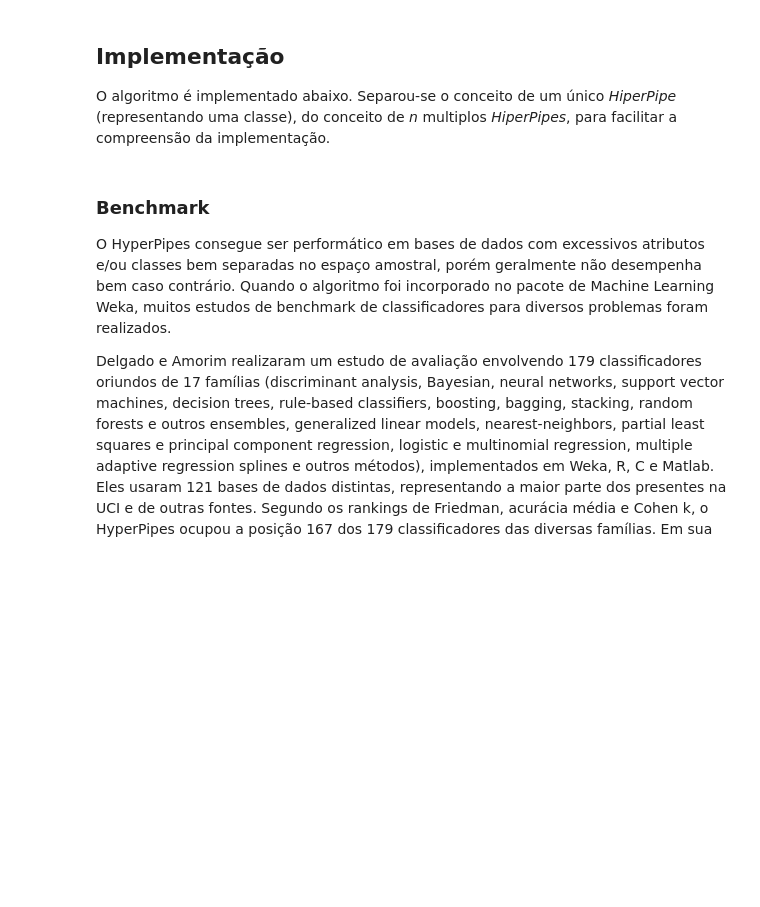
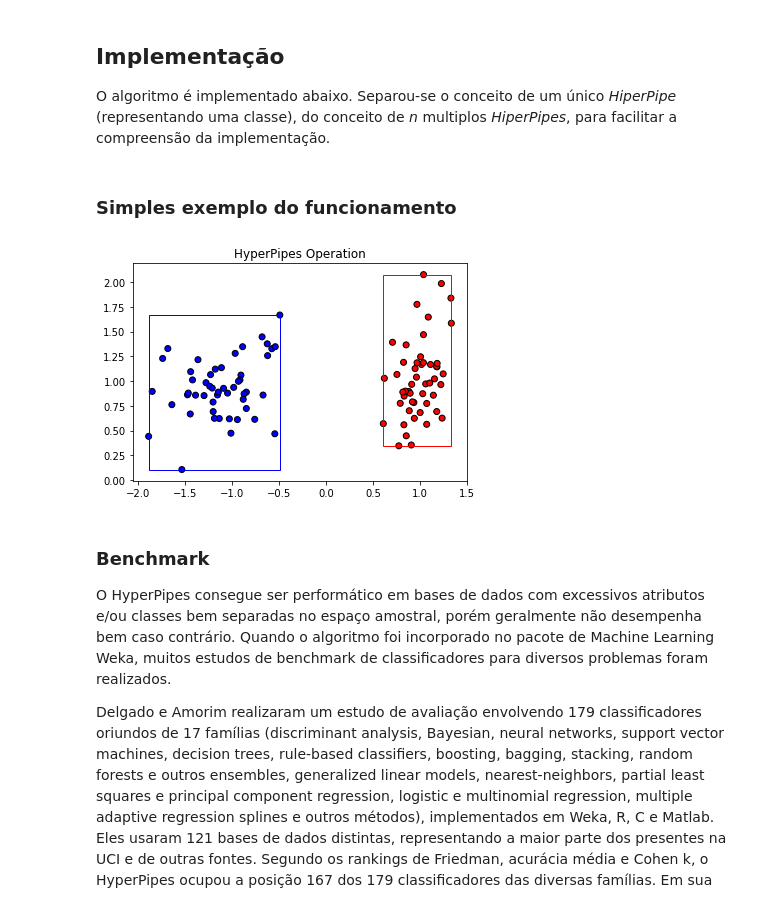
Before and after one commit to allantargino/clustered-hyper-pipes, a Jupyter notebook: notebooks/ClassDecomposition.ipynb, the cells around one changed output. Cells and saved outputs as stored; diff of their text form; code cells hidden in the pictures; blank space fills up the shorter version.

Commit message:
adding images for hp; fixing benchmark for multi cluster

```diff
--- a/notebooks/ClassDecomposition.ipynb
+++ b/notebooks/ClassDecomposition.ipynb
@@ -93,6 +97,35 @@ class HyperPipes(BaseEstimator):
             predictions.append(best)
 
         return predictions
+# %% [markdown]
+### Simples exemplo do funcionamento
+# %%
+def getVisualHyperPipe(numerical_bounds, color):
+    min_x, max_x = numerical_bounds[0][0], numerical_bounds[0][1]
+    min_y, max_y = numerical_bounds[1][0], numerical_bounds[1][1]
+    return Rectangle((min_x, min_y), (max_x - min_x), (max_y - min_y), fill=None, alpha=1, edgecolor=color)
+# %%
+X, y = make_classification(n_features=2, n_redundant=0, n_informative=2, random_state=1, n_clusters_per_class=1)
+
+hp = HyperPipes()
+hp.fit(X,y)
+
+colorMap = ListedColormap(['#FF0000', '#0000FF'])
+colors = ['r', 'b']
+
+# Plot the training points
+plt.scatter(X[:, 0], X[:, 1], c=y, cmap=colorMap, edgecolors='k')
+
+# Plot the Hyper Pipes
+currentAxis = plt.gca()
+for pipe, color in zip(hp.hyper_pipes, colors):
+    rect = getVisualHyperPipe(pipe.numerical_bounds, color)
+    currentAxis.add_patch(rect)
+
+plt.title('HyperPipes Operation')
+plt.show()
+# %% [output]
+[figure, added]
 # %% [markdown]
 ### Benchmark
 
```
Also changed, not shown: parts of 7 cells of this notebook.
